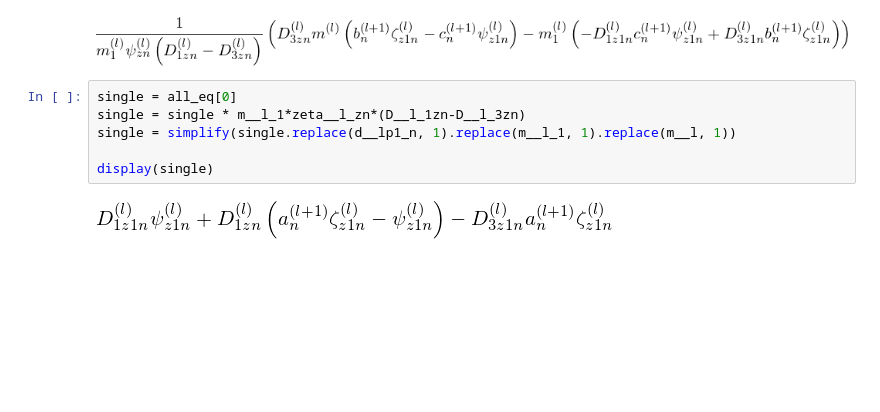
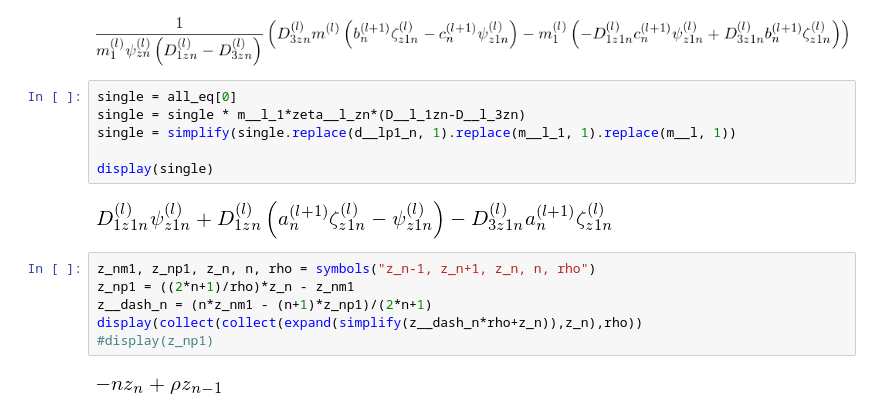
Before and after one commit to ovidiopr/scattnlay, a Jupyter notebook: doc/EvalField.ipynb, the cells around one changed output. Drawn from its saved outputs; the diff is of its cells as text; blank space fills up the shorter version.

```diff
--- a/doc/EvalField.ipynb
+++ b/doc/EvalField.ipynb
@@ -330,3 +330,11 @@ single = simplify(single.replace(d__lp1_n, 1).replace(m__l_1, 1).replace(m__l, 1
 display(single)
 # %% [output]
 [figure]
+# %%
+z_nm1, z_np1, z_n, n, rho = symbols("z_n-1, z_n+1, z_n, n, rho")
+z_np1 = ((2*n+1)/rho)*z_n - z_nm1
+z__dash_n = (n*z_nm1 - (n+1)*z_np1)/(2*n+1)
+display(collect(collect(expand(simplify(z__dash_n*rho+z_n)),z_n),rho))
+#display(z_np1)
+# %% [output]
+[figure, added]
```
Also changed, not shown: 3 other files.
